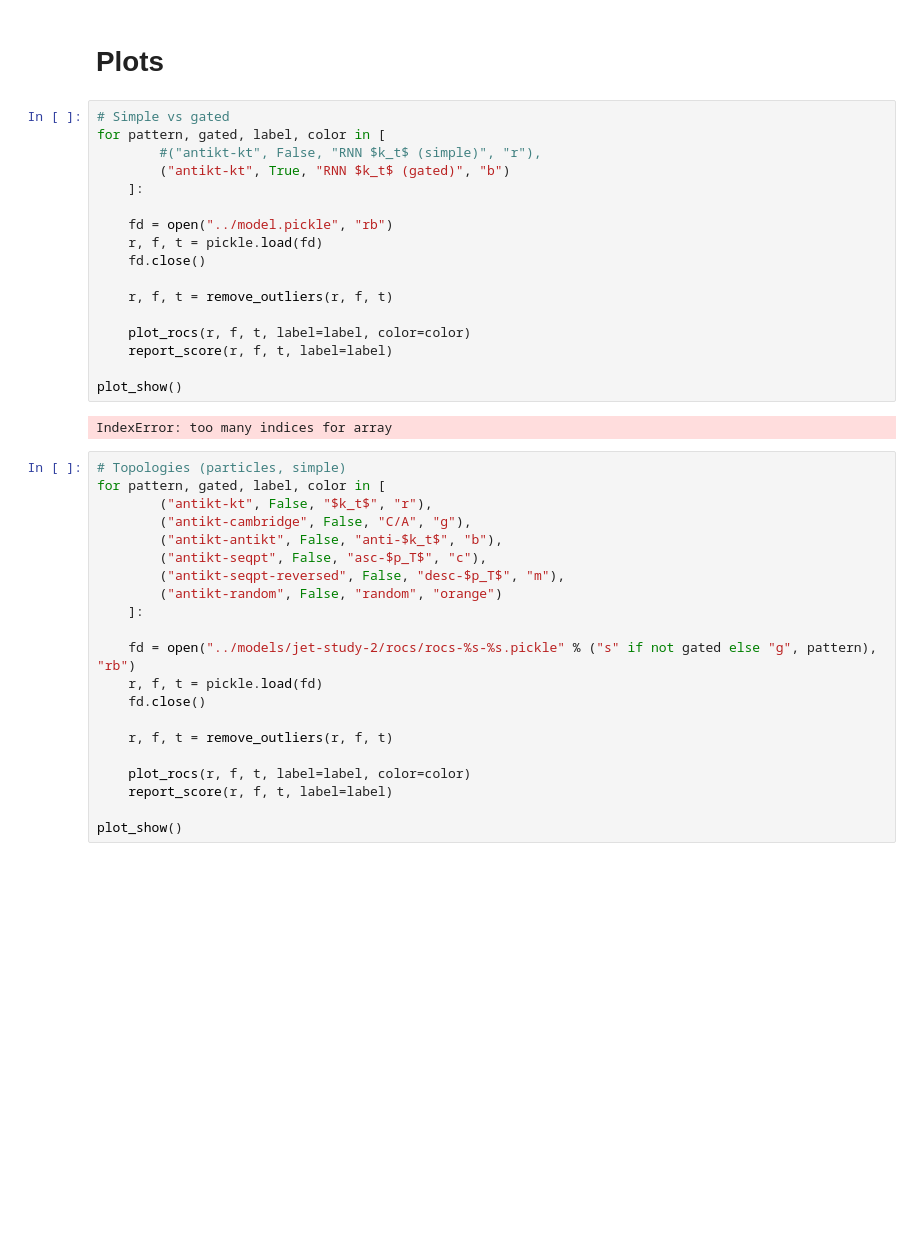
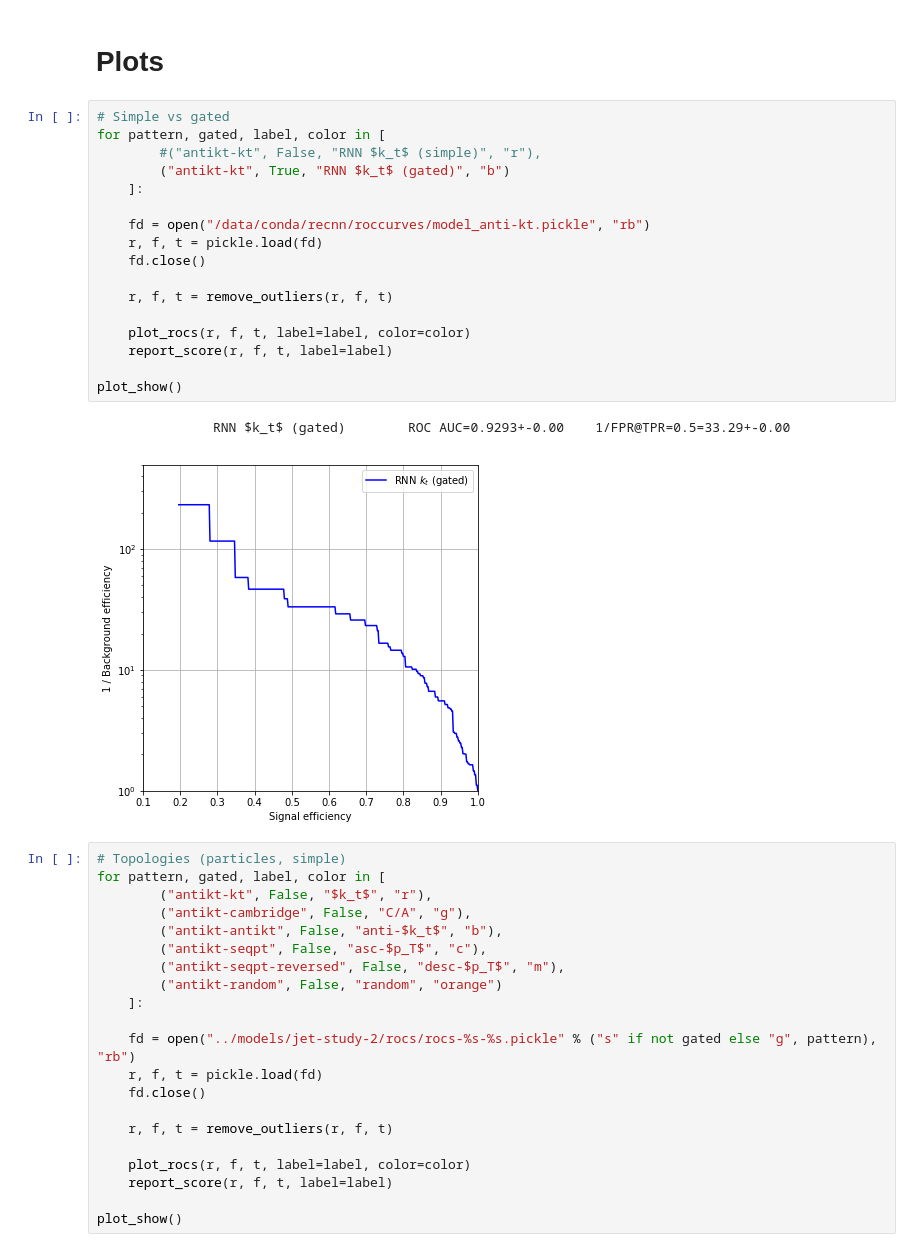
Before and after one commit to cbernet/recnn, a Jupyter notebook: notebooks/04-jet-study.ipynb, the cells around one changed output. Saved outputs shown, nothing was run; the diff lists cells and outputs as text; blank space fills up the shorter version.

```diff
--- a/notebooks/04-jet-study.ipynb
+++ b/notebooks/04-jet-study.ipynb
@@ -570,22 +569,23 @@ for pattern, gated, label in [
 # %%
 # Simple vs gated
 for pattern, gated, label, color in [
         #("antikt-kt", False, "RNN $k_t$ (simple)", "r"),
         ("antikt-kt", True, "RNN $k_t$ (gated)", "b")
     ]:
 
-    fd = open("../model.pickle", "rb")
+    fd = open("/data/conda/recnn/roccurves/model_anti-kt.pickle", "rb")
     r, f, t = pickle.load(fd)
     fd.close()
 
     r, f, t = remove_outliers(r, f, t)
 
     plot_rocs(r, f, t, label=label, color=color)
     report_score(r, f, t, label=label)
 
 plot_show()
 # %% [output]
-IndexError: too many indices for array
+               RNN $k_t$ (gated)        ROC AUC=0.9293+-0.00    1/FPR@TPR=0.5=33.29+-0.00
+[figure, added]
 # %%
 # Topologies (particles, simple)
 for pattern, gated, label, color in [
```
Also changed, not shown: parts of 9 cells of this notebook, 4 other files.
